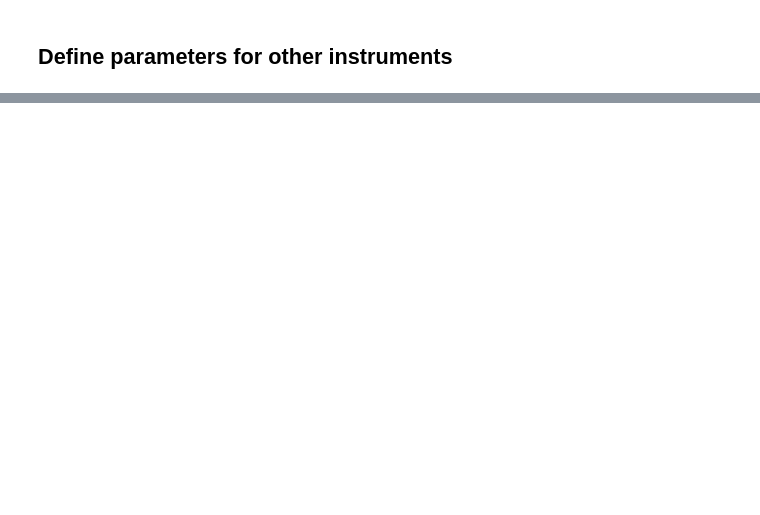
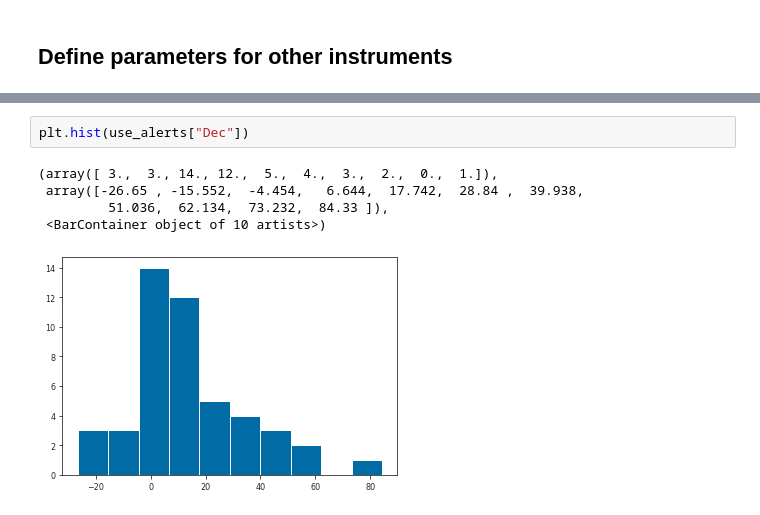
Before and after one commit to JannisNe/nu_stat_for_asassn_paper, a Jupyter notebook: limits_other_inst.ipynb, the cells around one changed output, grey strips where cells are left out. Saved outputs shown, nothing was run; the diff lists cells and outputs as text; blank space fills up the shorter version.

```diff
--- a/limits_other_inst.ipynb
+++ b/limits_other_inst.ipynb
@@ -369,0 +315,8 @@ plt.show()
+# %%
+plt.hist(use_alerts["Dec"])
+# %% [output]
+(array([ 3.,  3., 14., 12.,  5.,  4.,  3.,  2.,  0.,  1.]),
+ array([-26.65 , -15.552,  -4.454,   6.644,  17.742,  28.84 ,  39.938,
+         51.036,  62.134,  73.232,  84.33 ]),
+ <BarContainer object of 10 artists>)
+[figure, added]
```
Also changed, not shown: parts of 23 cells of this notebook.
